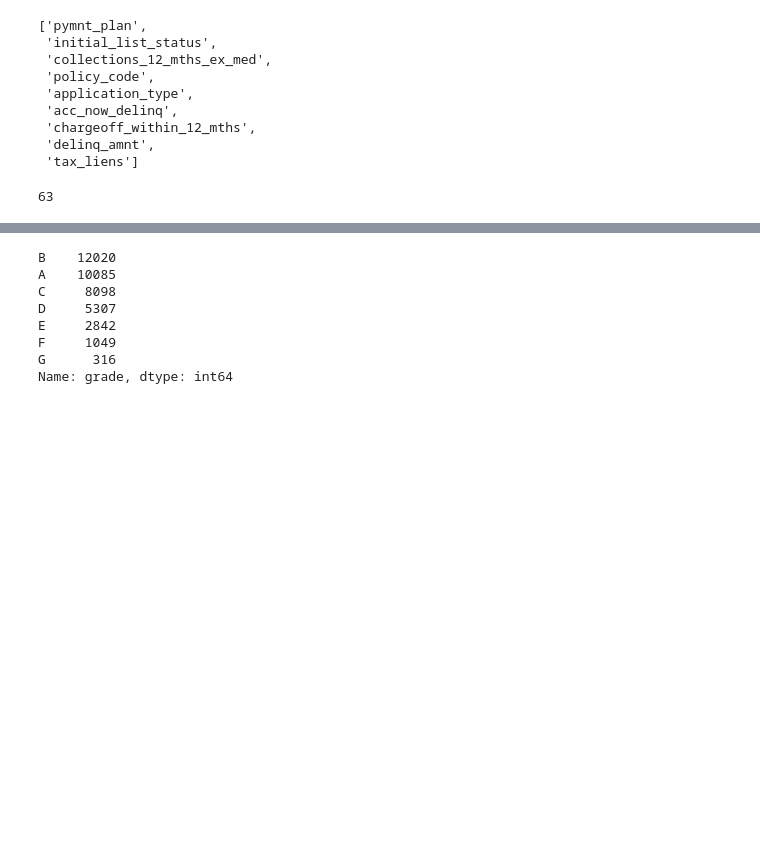
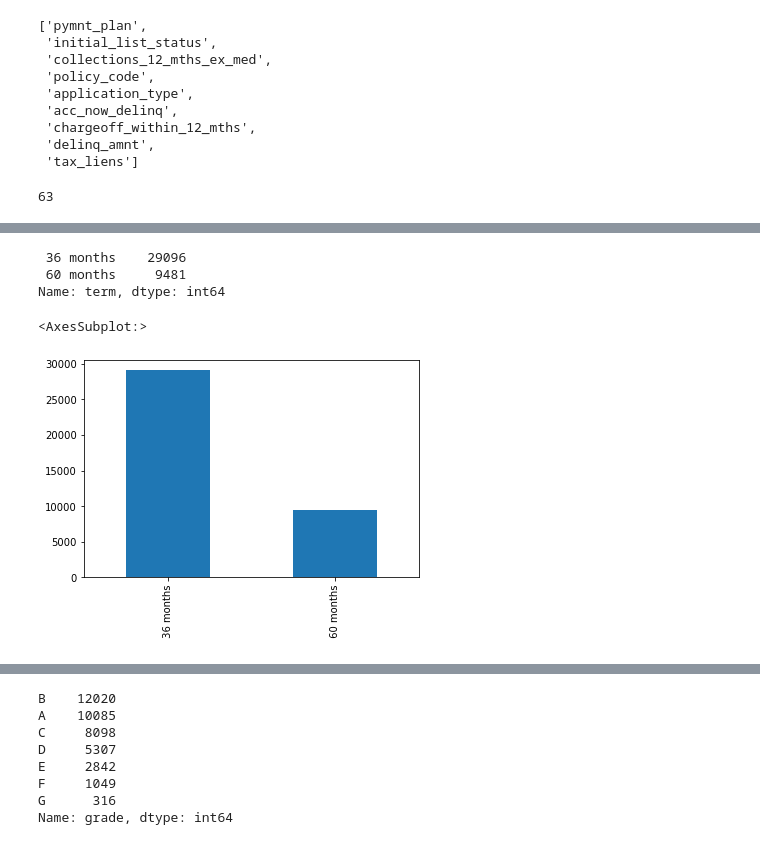
Before and after one commit to shrutich91/LENDING-CLUB-CASE-STUDY, a Jupyter notebook: rev1.ipynb, the cells around one changed output, grey strips where cells are left out. Cells and saved outputs as stored; diff of their text form; code cells hidden in the pictures; blank space fills up the shorter version.

```diff
--- a/rev1.ipynb
+++ b/rev1.ipynb
@@ -146,6 +137,9 @@ len(colstodrop)
 # %% [output]
 63
 # %%
-columnslistwithallnull
+#create a new dataframe will only useful columns
 loandata_new=loandata.drop(axis=1,  columns=colstodrop)
+
+#drop member id, id as these do not affect our analysis
+loandata_new=loandata_new.drop(axis=1,  columns=["member_id","id"])
 # %%
@@ -174,0 +181,4 @@ memory usage: 14.5+ MB
+# %%
+#Further dropping columns customer behaviour variables
+colstodropfurther=["delinq_2yrs","earliest_cr_line","inq_last_6mths","open_acc","pub_rec","revol_bal","revol_util","total_acc","out_prncp","out_prncp_inv","total_pymnt","total_pymnt_inv","total_rec_prncp","total_rec_int","total_rec_late_fee","recoveries","collection_recovery_fee","last_pymnt_d","last_pymnt_amnt","last_credit_pull_d"]
+loandata_new=loandata_new.drop(axis=1,  columns=colstodropfurther)
@@ -174,0 +194,4 @@ memory usage: 14.5+ MB
+# %%
+# Since loan_status=current, doesnot give us data of defaulters, hence removing this
+loandata_new=loandata_new[~(loandata_new["loan_status"]=="Current")]
+loandata_new.shape
@@ -175 +220,11 @@ memory usage: 14.5+ MB
+# %%
+#Most people applying for loan have a loan term of 60 months
+print(loandata_new["term"].value_counts())
+loandata_new["term"].value_counts().plot(kind='bar')
+# %% [output]
+ 36 months    29096
+ 60 months     9481
+Name: term, dtype: int64
+<AxesSubplot:>
+[figure, added]
 # %%
```
Also changed, not shown: parts of 63 cells of this notebook.
